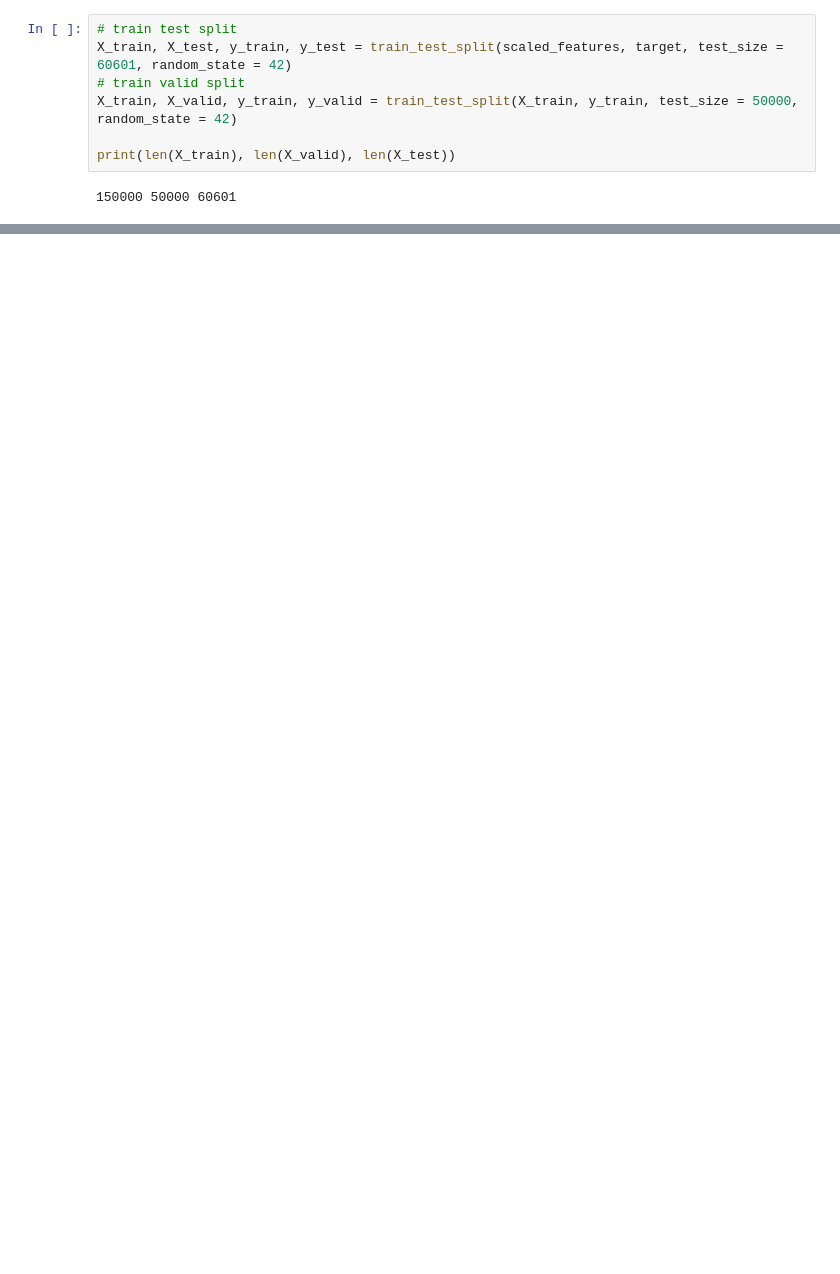
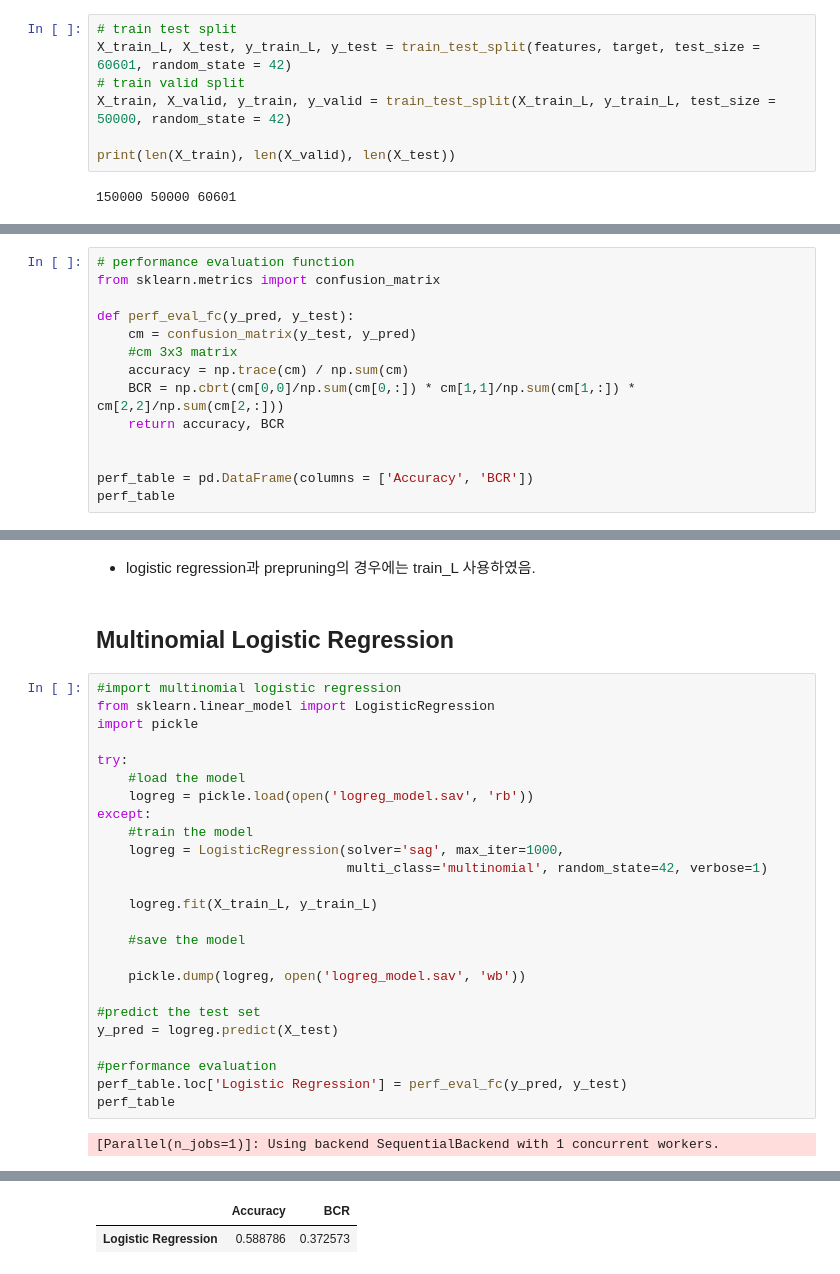
Before and after one commit to umkiyoung/MultivariateAnalysis, a Jupyter notebook: Assignments/Assignment_4/Ensemble.ipynb, the cells around one changed output, grey strips where cells are left out. Saved outputs shown, nothing was run; the diff lists cells and outputs as text; blank space fills up the shorter version.

```diff
--- a/Assignments/Assignment_4/Ensemble.ipynb
+++ b/Assignments/Assignment_4/Ensemble.ipynb
@@ -125,9 +130,9 @@ dataset, 그리고 60,601 개의 Test dataset 으로 구분한 뒤 다음 각
 평가/비교할 때는 3-class classification 의 Accuracy 와 Balanced Correction Rate (BCR)을 이용하시오.
 # %%
 # train test split
-X_train, X_test, y_train, y_test = train_test_split(scaled_features, target, test_size = 60601, random_state = 42)
+X_train_L, X_test, y_train_L, y_test = train_test_split(features, target, test_size = 60601, random_state = 42)
 # train valid split
-X_train, X_valid, y_train, y_valid = train_test_split(X_train, y_train, test_size = 50000, random_state = 42)
+X_train, X_valid, y_train, y_valid = train_test_split(X_train_L, y_train_L, test_size = 50000, random_state = 42)
 
 print(len(X_train), len(X_valid), len(X_test))
 # %% [output]
@@ -138,0 +140,14 @@ def perf_eval_fc(y_pred, y_test):
+# %%
+# performance evaluation function
+from sklearn.metrics import confusion_matrix
+
+def perf_eval_fc(y_pred, y_test):
+    cm = confusion_matrix(y_test, y_pred)
+    #cm 3x3 matrix
+    accuracy = np.trace(cm) / np.sum(cm)
+    BCR = np.cbrt(cm[0,0]/np.sum(cm[0,:]) * cm[1,1]/np.sum(cm[1,:]) * cm[2,2]/np.sum(cm[2,:]))
+    return accuracy, BCR
+
+
+perf_table = pd.DataFrame(columns = ['Accuracy', 'BCR'])
+perf_table
@@ -138,0 +162,31 @@ def perf_eval_fc(y_pred, y_test):
+# %% [markdown]
+- logistic regression과 prepruning의 경우에는 train_L 사용하였음.
+# %% [markdown]
+## Multinomial Logistic Regression
+# %%
+#import multinomial logistic regression
+from sklearn.linear_model import LogisticRegression
+import pickle
+
+try:
+    #load the model
+    logreg = pickle.load(open('logreg_model.sav', 'rb'))
+except:
+    #train the model
+    logreg = LogisticRegression(solver='sag', max_iter=1000,
+                                multi_class='multinomial', random_state=42, verbose=1)
+
+    logreg.fit(X_train_L, y_train_L)
+
+    #save the model
+
+    pickle.dump(logreg, open('logreg_model.sav', 'wb'))
+
+#predict the test set
+y_pred = logreg.predict(X_test)
+
+#performance evaluation
+perf_table.loc['Logistic Regression'] = perf_eval_fc(y_pred, y_test)
+perf_table
+# %% [output]
+[Parallel(n_jobs=1)]: Using backend SequentialBackend with 1 concurrent workers.
@@ -138,0 +195,2 @@ def perf_eval_fc(y_pred, y_test):
+|  | Accuracy | BCR |
+| Logistic Regression | 0.588786 | 0.372573 |
```
Also changed, not shown: parts of 14 cells of this notebook, 2 other files.
